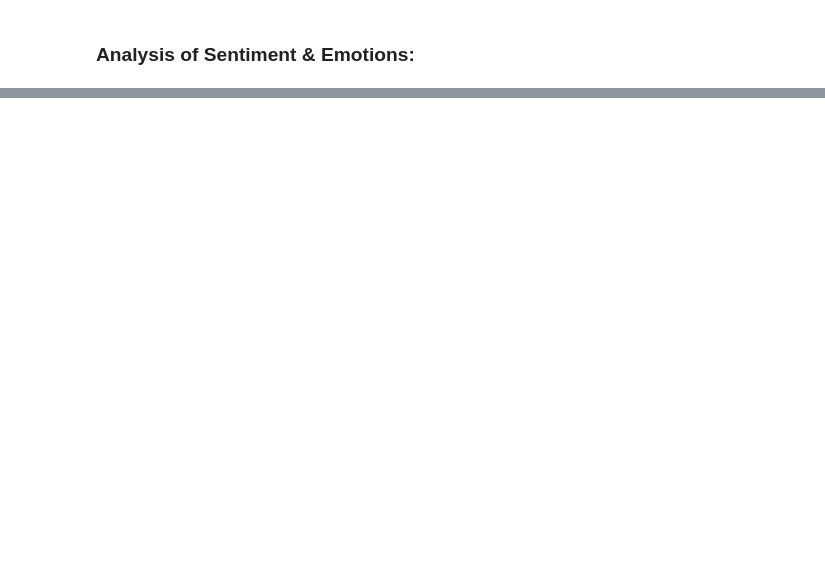
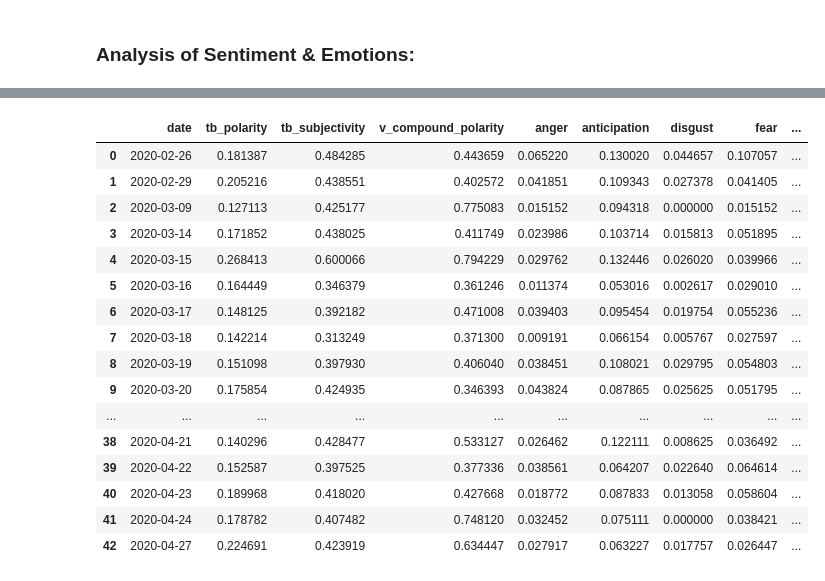
Before and after one commit to brendoncampbell/corona-briefing-tones, a Jupyter notebook: src/analysis.ipynb, the cells around one changed output, grey strips where cells are left out. Cells and saved outputs as stored; diff of their text form; code cells hidden in the pictures; blank space fills up the shorter version.

```diff
--- a/src/analysis.ipynb
+++ b/src/analysis.ipynb
@@ -34,4 +79,24 @@ trump_df.mean()
 # %%
-df = trump_df.groupby('date').mean()
-df.reset_index(inplace = True)
-df
+trump_df = briefings_df[briefings_df['speaker']=='Donald Trump']
+
+trump_daily_df = trump_df.groupby('date').mean()
+trump_daily_df.reset_index(inplace = True)
+trump_daily_df
+# %% [output]
+|  | date | tb_polarity | tb_subjectivity | v_compound_polarity | anger | anticipation | disgust | fear | ... |
+| 0 | 2020-02-26 | 0.181387 | 0.484285 | 0.443659 | 0.065220 | 0.130020 | 0.044657 | 0.107057 | ... |
+| 1 | 2020-02-29 | 0.205216 | 0.438551 | 0.402572 | 0.041851 | 0.109343 | 0.027378 | 0.041405 | ... |
+| 2 | 2020-03-09 | 0.127113 | 0.425177 | 0.775083 | 0.015152 | 0.094318 | 0.000000 | 0.015152 | ... |
+| 3 | 2020-03-14 | 0.171852 | 0.438025 | 0.411749 | 0.023986 | 0.103714 | 0.015813 | 0.051895 | ... |
+| 4 | 2020-03-15 | 0.268413 | 0.600066 | 0.794229 | 0.029762 | 0.132446 | 0.026020 | 0.039966 | ... |
+| 5 | 2020-03-16 | 0.164449 | 0.346379 | 0.361246 | 0.011374 | 0.053016 | 0.002617 | 0.029010 | ... |
+| 6 | 2020-03-17 | 0.148125 | 0.392182 | 0.471008 | 0.039403 | 0.095454 | 0.019754 | 0.055236 | ... |
+| 7 | 2020-03-18 | 0.142214 | 0.313249 | 0.371300 | 0.009191 | 0.066154 | 0.005767 | 0.027597 | ... |
+| 8 | 2020-03-19 | 0.151098 | 0.397930 | 0.406040 | 0.038451 | 0.108021 | 0.029795 | 0.054803 | ... |
+| 9 | 2020-03-20 | 0.175854 | 0.424935 | 0.346393 | 0.043824 | 0.087865 | 0.025625 | 0.051795 | ... |
+| ... | ... | ... | ... | ... | ... | ... | ... | ... | ... |
+| 38 | 2020-04-21 | 0.140296 | 0.428477 | 0.533127 | 0.026462 | 0.122111 | 0.008625 | 0.036492 | ... |
+| 39 | 2020-04-22 | 0.152587 | 0.397525 | 0.377336 | 0.038561 | 0.064207 | 0.022640 | 0.064614 | ... |
+| 40 | 2020-04-23 | 0.189968 | 0.418020 | 0.427668 | 0.018772 | 0.087833 | 0.013058 | 0.058604 | ... |
+| 41 | 2020-04-24 | 0.178782 | 0.407482 | 0.748120 | 0.032452 | 0.075111 | 0.000000 | 0.038421 | ... |
+| 42 | 2020-04-27 | 0.224691 | 0.423919 | 0.634447 | 0.027917 | 0.063227 | 0.017757 | 0.026447 | ... |
```
Also changed, not shown: parts of 20 cells of this notebook, 1 other file.
